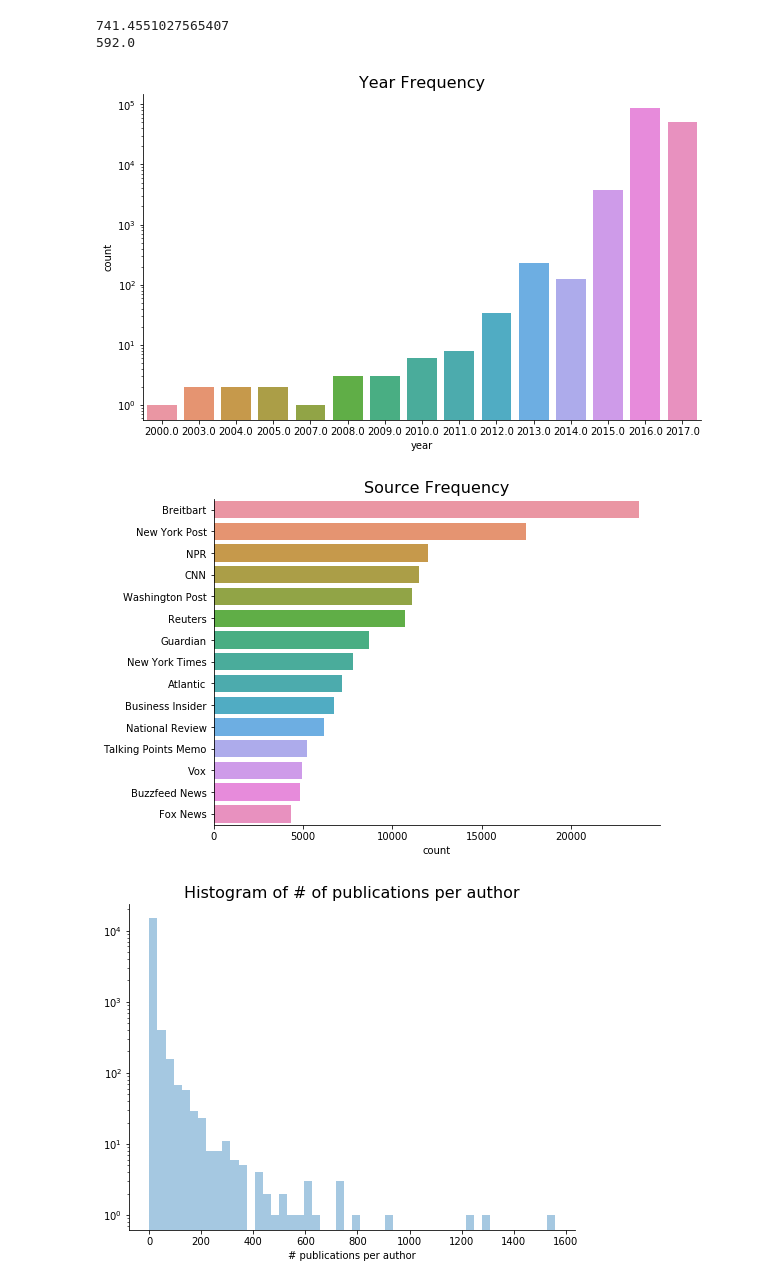
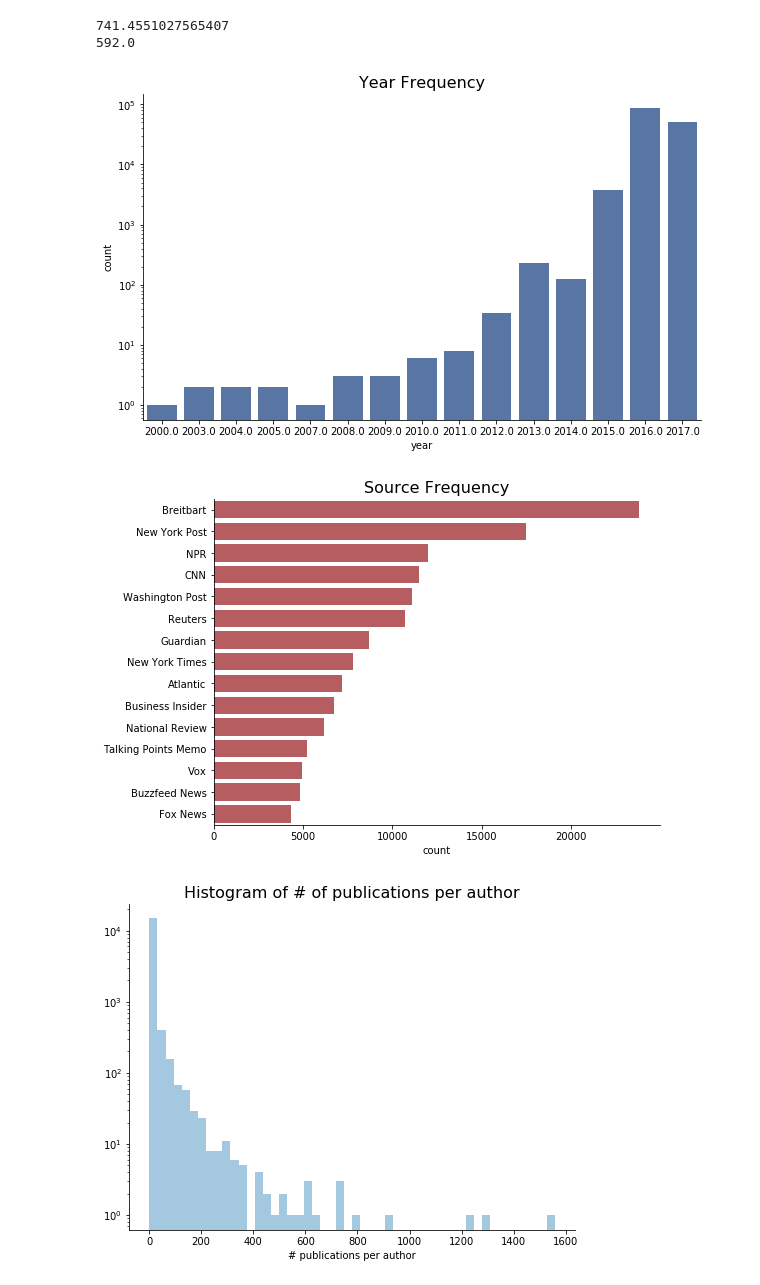
Before and after one commit to asgundogdu/literarystyle, a Jupyter notebook: data_exploration.ipynb, the cells around one changed output. Saved outputs shown, nothing was run; the diff lists cells and outputs as text; code cells hidden in the pictures.

Commit message:
better colors

```diff
--- a/data_exploration.ipynb
+++ b/data_exploration.ipynb
@@ -82,21 +82,22 @@ print(atn.text_length.median())
 592.0
 # %%
 plt.subplots(figsize=(10,6))
-ax = sns.countplot(atn.year)
+sns.set_color_codes(palette='deep')
+ax = sns.countplot(atn.year, color='b')
 ax.set_title('Year Frequency', fontsize = 16)
 ax.set_yscale('log')
 make_it_pretty()
 # %% [output]
-[figure, old version]
+[figure, new version]
 # %%
 plt.subplots(figsize=(8,6))
 viz_data = atn.publication.value_counts()
-ax = sns.barplot(y = viz_data.index, x = viz_data, orient='h')
+ax = sns.barplot(y = viz_data.index, x = viz_data, orient='h', color='r')
 ax.set_title('Source Frequency', fontsize = 16)
 ax.set_xlabel('count')
 make_it_pretty()
 # %% [output]
-[figure, old version]
+[figure, new version]
 # %%
 plt.subplots(figsize=(8,6))
 viz_data = atn.author.value_counts()
```
